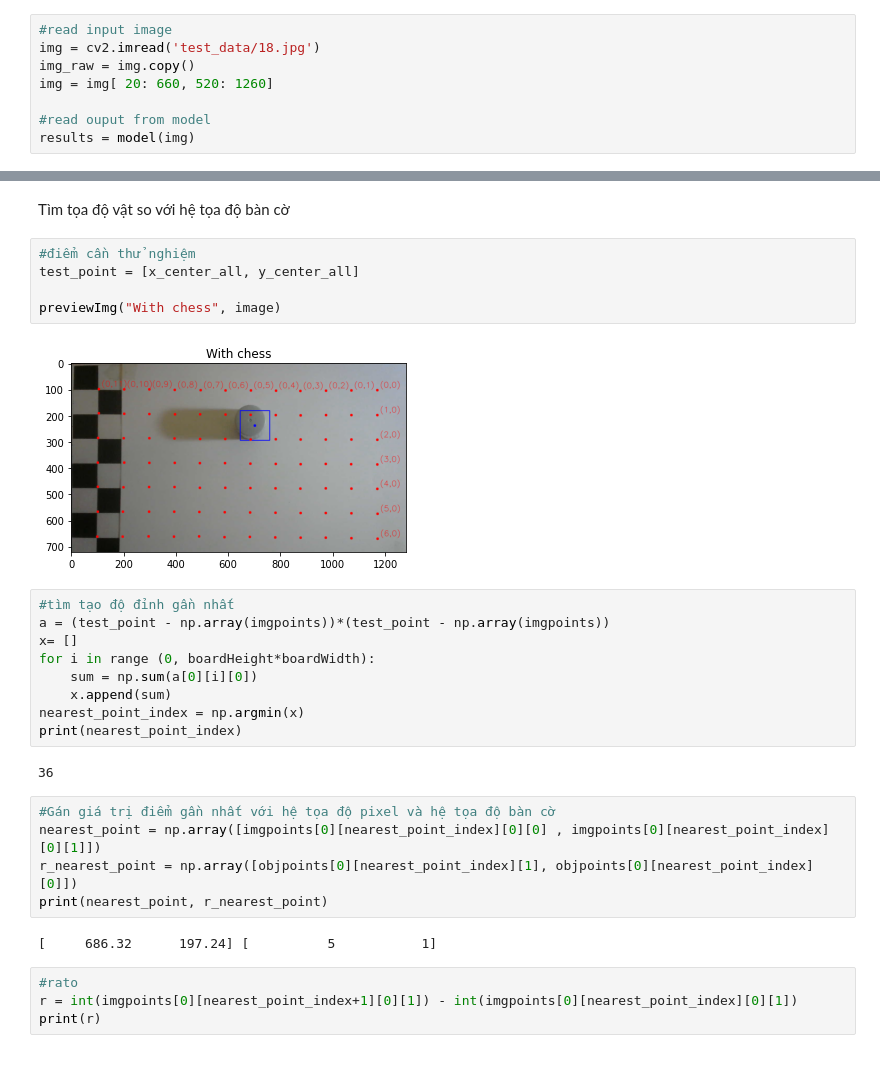
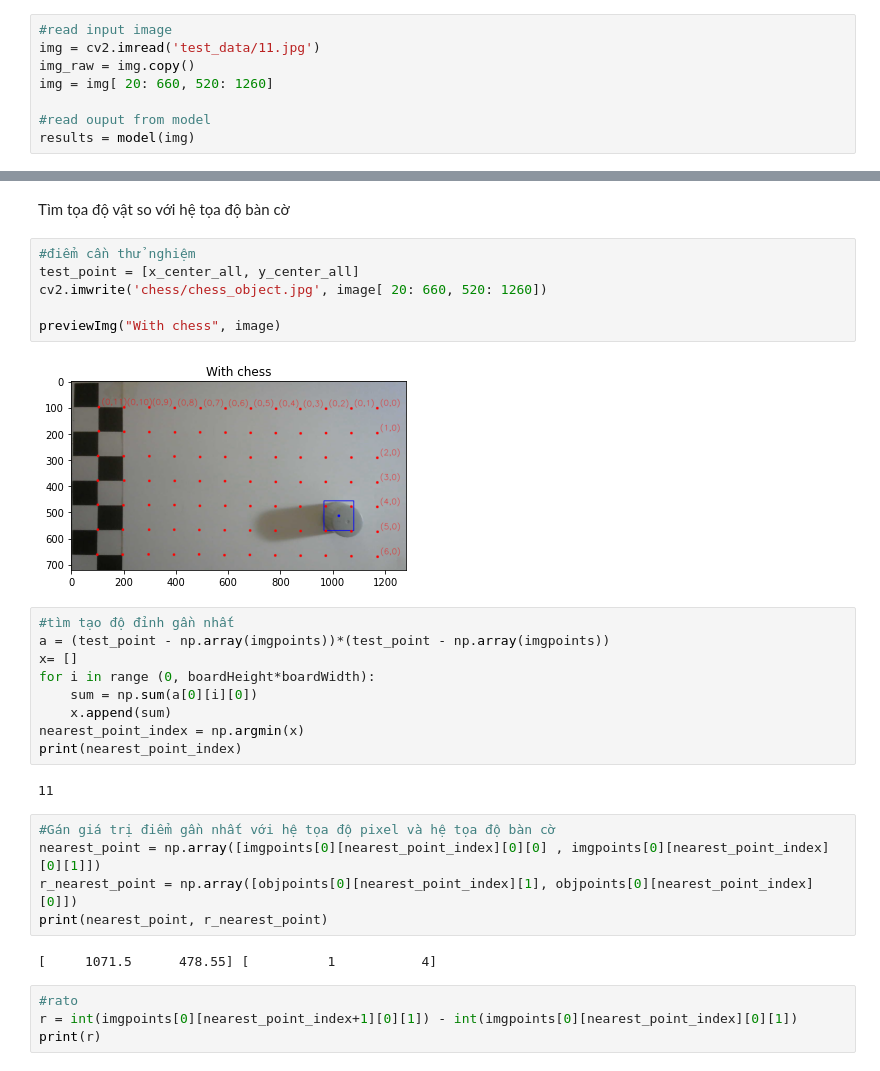
Before and after one commit to anh147/3D-Object-To-Real-World-Coordinates, a Jupyter notebook: main.ipynb, the cells around one changed output, grey strips where cells are left out. Saved outputs shown, nothing was run; the diff lists cells and outputs as text.

```diff
--- a/main.ipynb
+++ b/main.ipynb
@@ -47,7 +47,7 @@ AutoShape(
 )
 # %%
 #read input image
-img = cv2.imread('test_data/18.jpg')
+img = cv2.imread('test_data/11.jpg')
 img_raw = img.copy()
 img = img[ 20: 660, 520: 1260]
 
@@ -214,10 +214,11 @@ Tìm tọa độ vật so với hệ tọa độ bàn cờ
 # %%
 #điểm cần thử nghiệm
 test_point = [x_center_all, y_center_all]
+cv2.imwrite('chess/chess_object.jpg', image[ 20: 660, 520: 1260])
 
 previewImg("With chess", image)
 # %% [output]
-[figure, old version]
+[figure, new version]
 # %%
 #tìm tạo độ đỉnh gần nhất
 a = (test_point - np.array(imgpoints))*(test_point - np.array(imgpoints))
@@ -228,14 +229,14 @@ for i in range (0, boardHeight*boardWidth):
 nearest_point_index = np.argmin(x)
 print(nearest_point_index)
 # %% [output]
-36
+11
 # %%
 #Gán giá trị điểm gần nhất với hệ tọa độ pixel và hệ tọa độ bàn cờ
 nearest_point = np.array([imgpoints[0][nearest_point_index][0][0] , imgpoints[0][nearest_point_index][0][1]])
 r_nearest_point = np.array([objpoints[0][nearest_point_index][1], objpoints[0][nearest_point_index][0]])
 print(nearest_point, r_nearest_point)
 # %% [output]
-[     686.32      197.24] [          5           1]
+[     1071.5      478.55] [          1           4]
 # %%
 #rato
 r = int(imgpoints[0][nearest_point_index+1][0][1]) - int(imgpoints[0][nearest_point_index][0][1])
```
Also changed, not shown: parts of 9 cells of this notebook, 44 other files.
